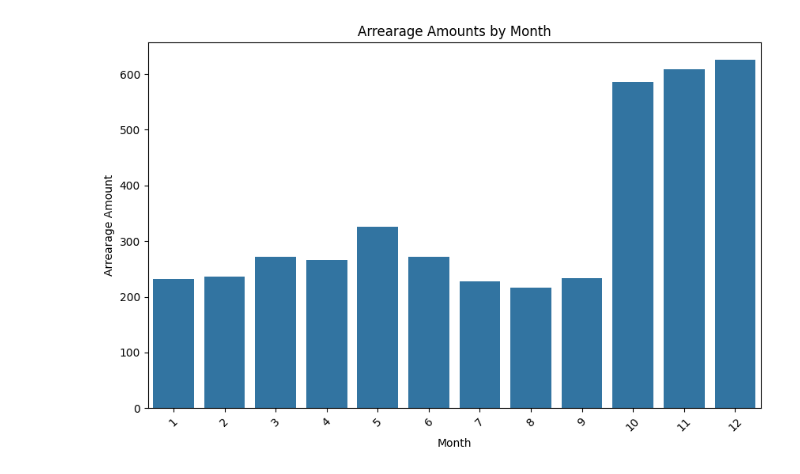
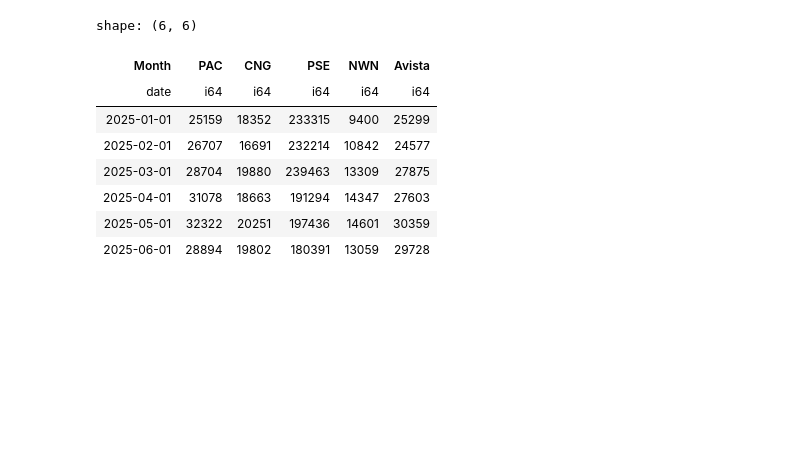
Before and after one commit to pmason314/nwec, a Jupyter notebook: nwec/utility_reporting/analysis/arrearage_counts.ipynb, the cells around one changed output. Saved outputs shown, nothing was run; the diff lists cells and outputs as text; code cells hidden in the pictures; blank space fills up the shorter version.

```diff
--- a/nwec/utility_reporting/analysis/arrearage_counts.ipynb
+++ b/nwec/utility_reporting/analysis/arrearage_counts.ipynb
@@ -29,16 +25,18 @@ shape: (3_195, 6)
-# %%
-data = arrearage_counts
-
-plt.figure(figsize=(10, 6))
-sns.barplot(x="Month", y="Count", hue="Utility", data=data, errorbar=None)
-
-# Customize the plot
-plt.title("Arrearage Amounts by Month")
-plt.xlabel("Month")
-plt.ylabel("Arrearage Amount")
-plt.xticks(rotation=45)  # Rotate month labels
-
-# Show the plot
-plt.show()
-# %% [output]
-[figure, removed]
+# %%
+# Aggregate arrearage counts by utility and month
+df_grouped = arrearage_counts.group_by(["Utility", "Month"]).agg(pl.col("Arrearage Count").sum()).sort("Month")
+
+# Pivot to get utilities as columns
+df_pivot = df_grouped.pivot(values="Arrearage Count", index="Month", on="Utility").sort("Month")
+
+df_pivot
+# %% [output]
+shape: (6, 6)
+| Month | PAC | CNG | PSE | NWN | Avista |
+| date | i64 | i64 | i64 | i64 | i64 |
+| 2025-01-01 | 25159 | 18352 | 233315 | 9400 | 25299 |
+| 2025-02-01 | 26707 | 16691 | 232214 | 10842 | 24577 |
+| 2025-03-01 | 28704 | 19880 | 239463 | 13309 | 27875 |
+| 2025-04-01 | 31078 | 18663 | 191294 | 14347 | 27603 |
+| 2025-05-01 | 32322 | 20251 | 197436 | 14601 | 30359 |
+| 2025-06-01 | 28894 | 19802 | 180391 | 13059 | 29728 |
```
Also changed, not shown: parts of 3 cells of this notebook, 19 other files.
